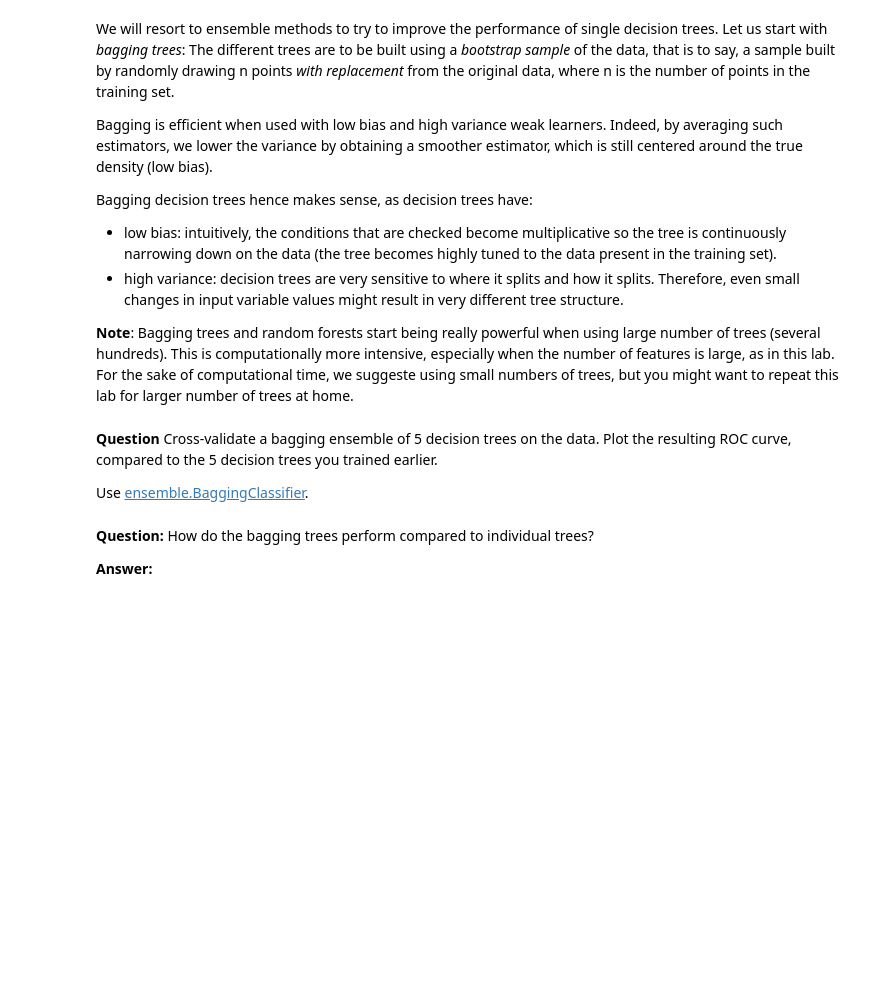
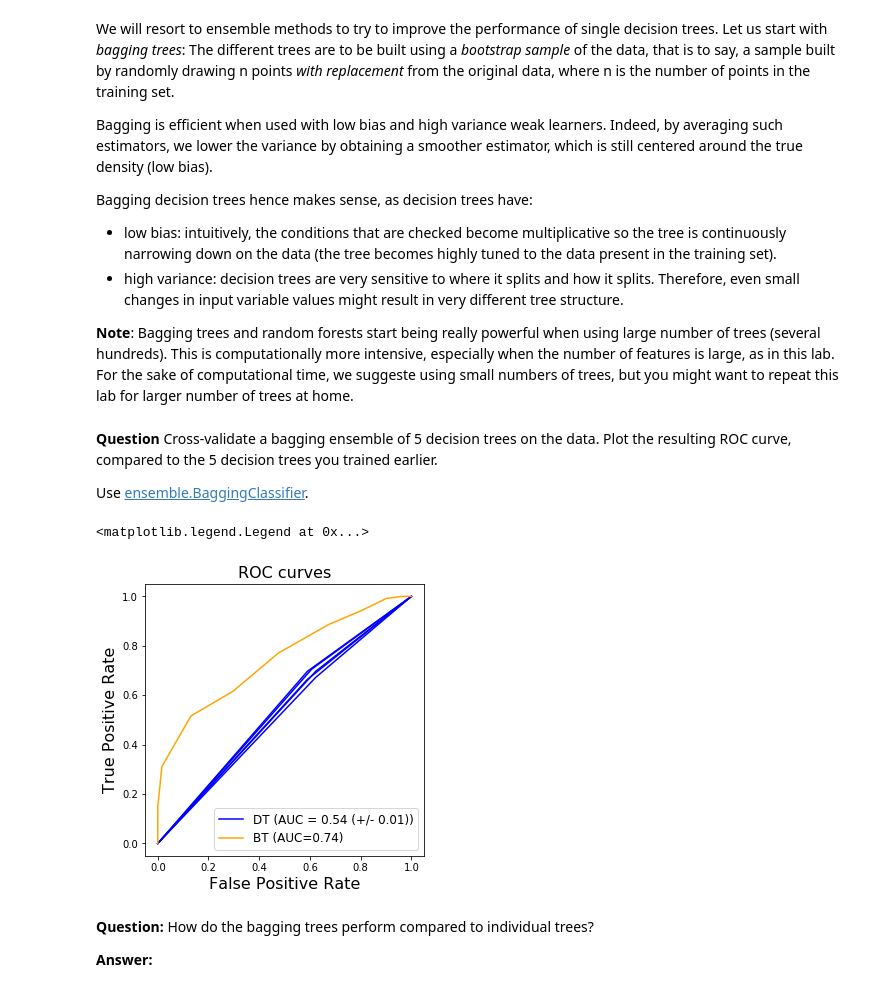
Before and after one commit to abdeljelilmaadi/2022-mines-HPC-AI-TD, a Jupyter notebook: 06-TreesAndForests.ipynb, the cells around one changed output. Cells and saved outputs as stored; diff of their text form; code cells hidden in the pictures; blank space fills up the shorter version.

```diff
--- a/06-TreesAndForests.ipynb
+++ b/06-TreesAndForests.ipynb
@@ -265,32 +294,35 @@ Use [ensemble.BaggingClassifier](http://scikit-learn.org/stable/modules/generate
 # %%
 from sklearn import ensemble
 
 # Initialize a bag of trees
-clf = # TODO
+clf = ensemble.BaggingClassifier()
 
 # Cross-validate the bagging trees on the tumor data
 ypred_bt = cross_validate_clf(X, y, clf, folds)
 
 # Compute the ROC curve of the bagging trees
 fpr_bt, tpr_bt, thresholds = metrics.roc_curve(y, ypred_bt, pos_label=1)
 auc_bt = metrics.auc(fpr_bt, tpr_bt)
 
 # Plot the ROC curve of the 5 decision trees from earlier
 fig = plt.figure(figsize=(5, 5))
 
 for tree_index in range(4):
     plt.plot(fpr_dt[tree_index], tpr_dt[tree_index], '-', color='blue')
 plt.plot(fpr_dt[-1], tpr_dt[-1], '-', color='blue',
          label='DT (AUC = %0.2f (+/- %0.2f))' % (np.mean(auc_dt), np.std(auc_dt)))
 
 # Plot the ROC curve of the bagging trees
 plt.plot(fpr_bt, tpr_bt, color='orange', label='BT (AUC=%0.2f)' % auc_bt)
 
 
 plt.xlabel('False Positive Rate', fontsize=16)
 plt.ylabel('True Positive Rate', fontsize=16)
 plt.title('ROC curves', fontsize=16)
 plt.legend(loc="lower right", fontsize=12)
+# %% [output]
+<matplotlib.legend.Legend at 0x...>
+[figure, added]
 # %% [markdown]
 __Question:__ How do the bagging trees perform compared to individual trees?
 
```
Also changed, not shown: parts of 8 cells of this notebook, 6 other files.
